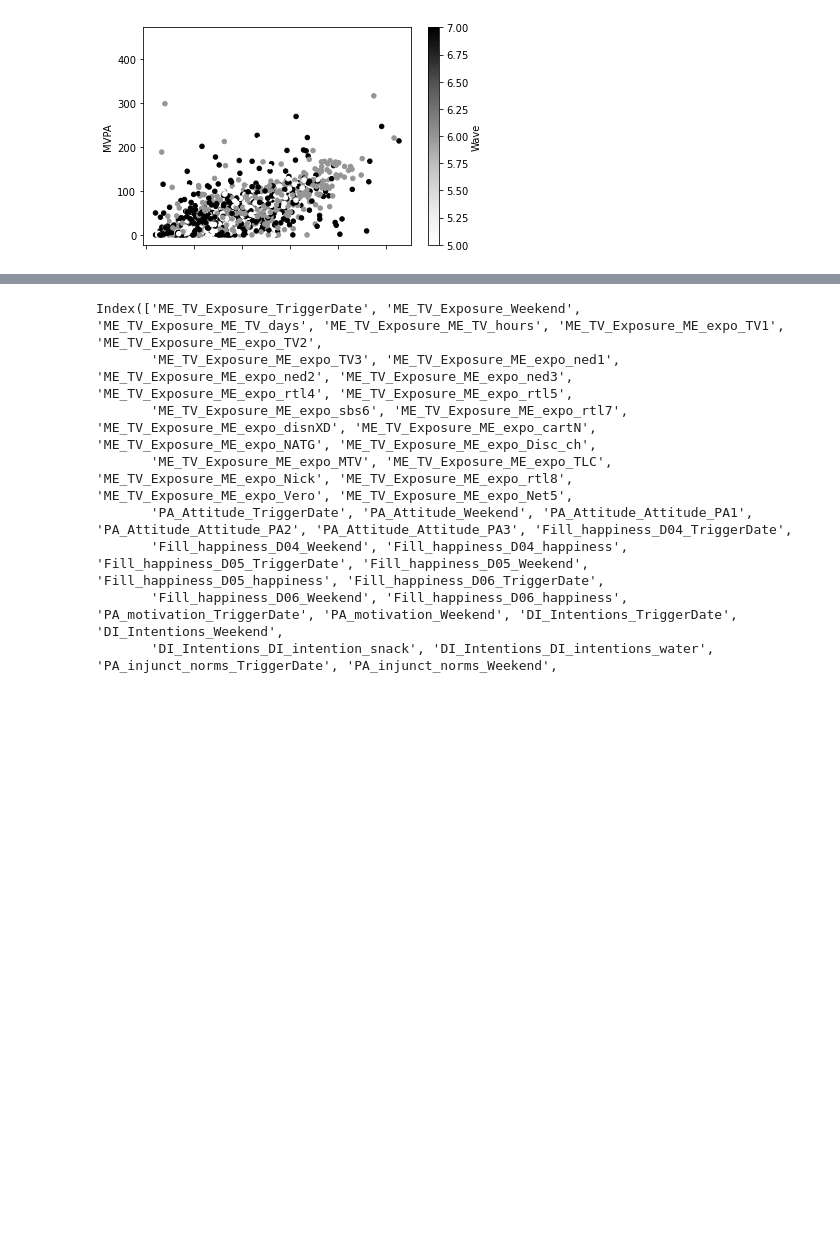
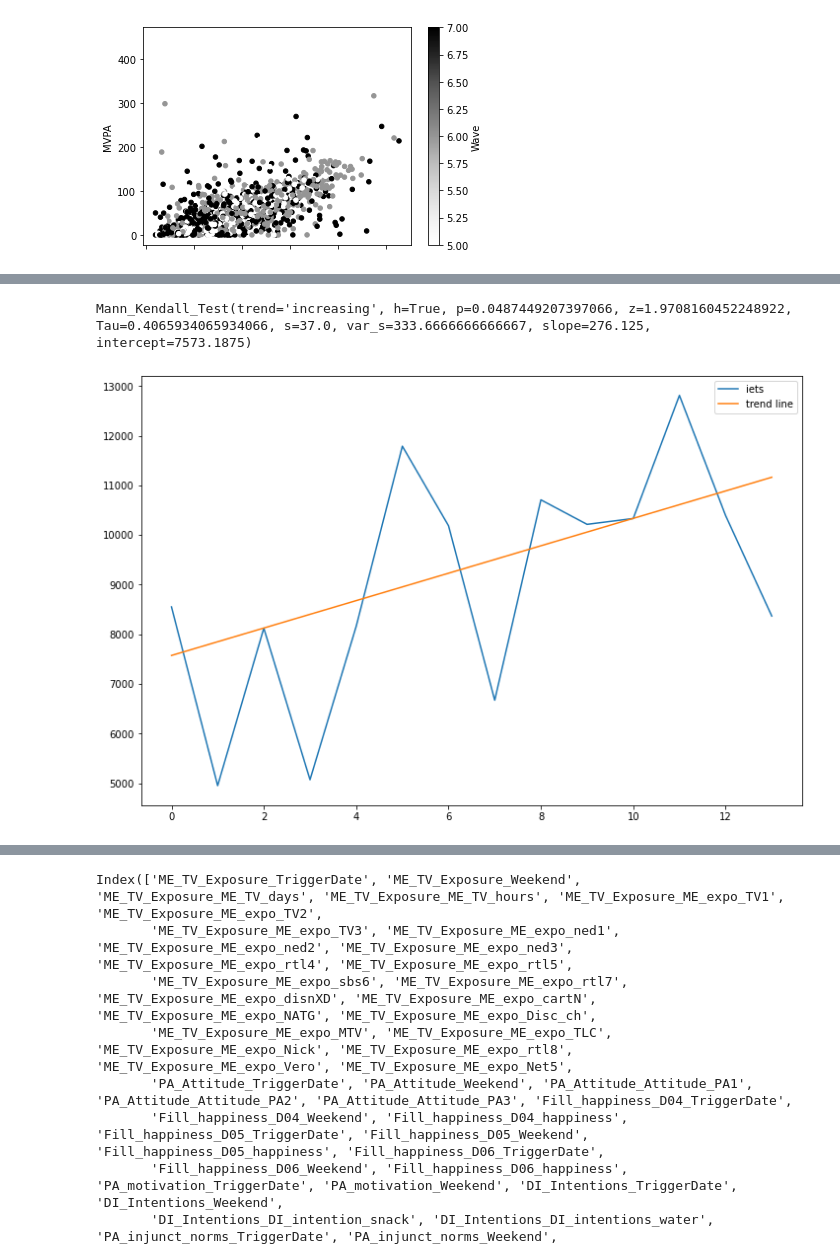
Before and after one commit to Shoarmin/baproject, a Jupyter notebook: code.ipynb, the cells around one changed output, grey strips where cells are left out. Saved outputs shown, nothing was run; the diff lists cells and outputs as text; code cells hidden in the pictures; blank space fills up the shorter version.

```diff
--- a/code.ipynb
+++ b/code.ipynb
@@ -327,0 +315,16 @@ display(full_table_57)"""
+# %%
+iets = fit_clean1_3[fit_clean1_3['Child'] == 1224]['Steps'].reset_index()
+iets = iets['Steps']
+
+fig, ax = plt.subplots(figsize=(12, 8))
+res = mk.hamed_rao_modification_test(iets)
+trend_line = np.arange(len(iets)) * res.slope + res.intercept
+
+ax.plot(iets)
+ax.plot(iets.index, trend_line)
+ax.legend(['iets', 'trend line'])
+temp = mk.original_test(iets, alpha=0.05)
+temp
+# %% [output]
+Mann_Kendall_Test(trend='increasing', h=True, p=0.0487449207397066, z=1.9708160452248922, Tau=0.4065934065934066, s=37.0, var_s=333.6666666666667, slope=276.125, intercept=7573.1875)
+[figure, added]
```
Also changed, not shown: parts of 22 cells of this notebook.
